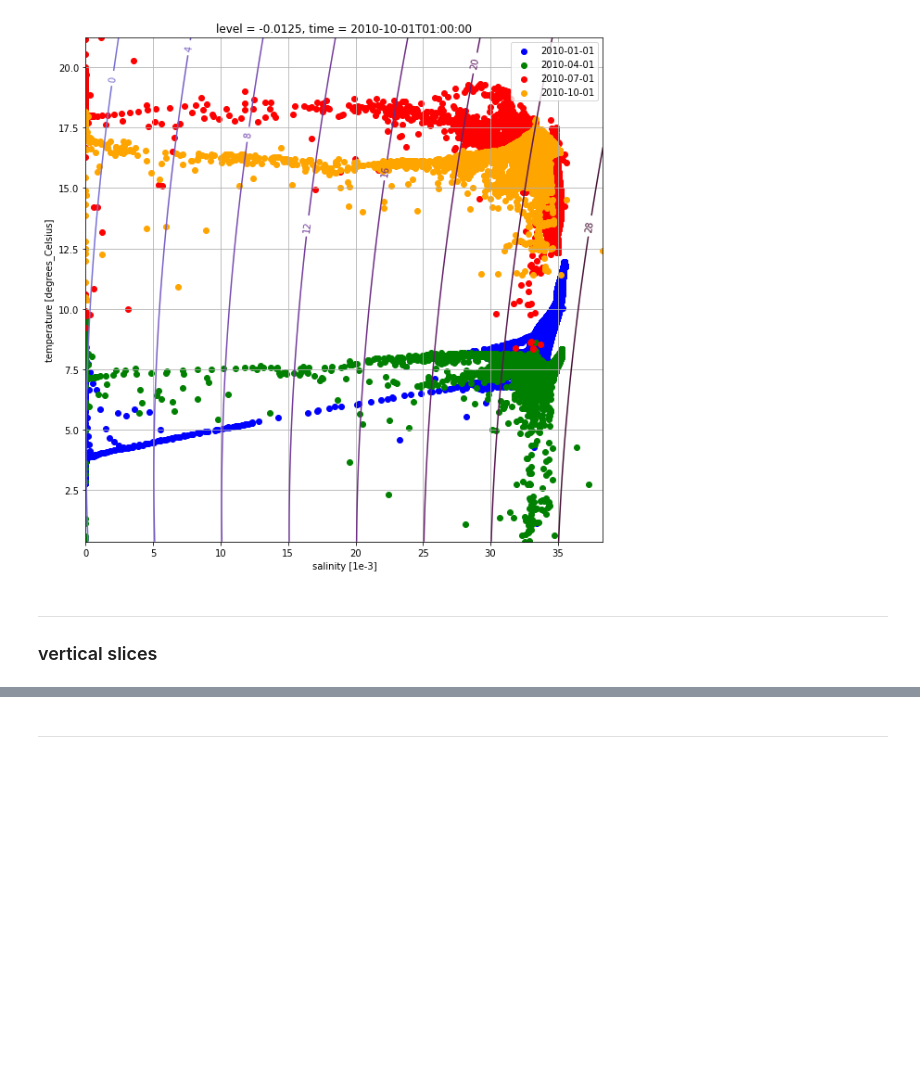
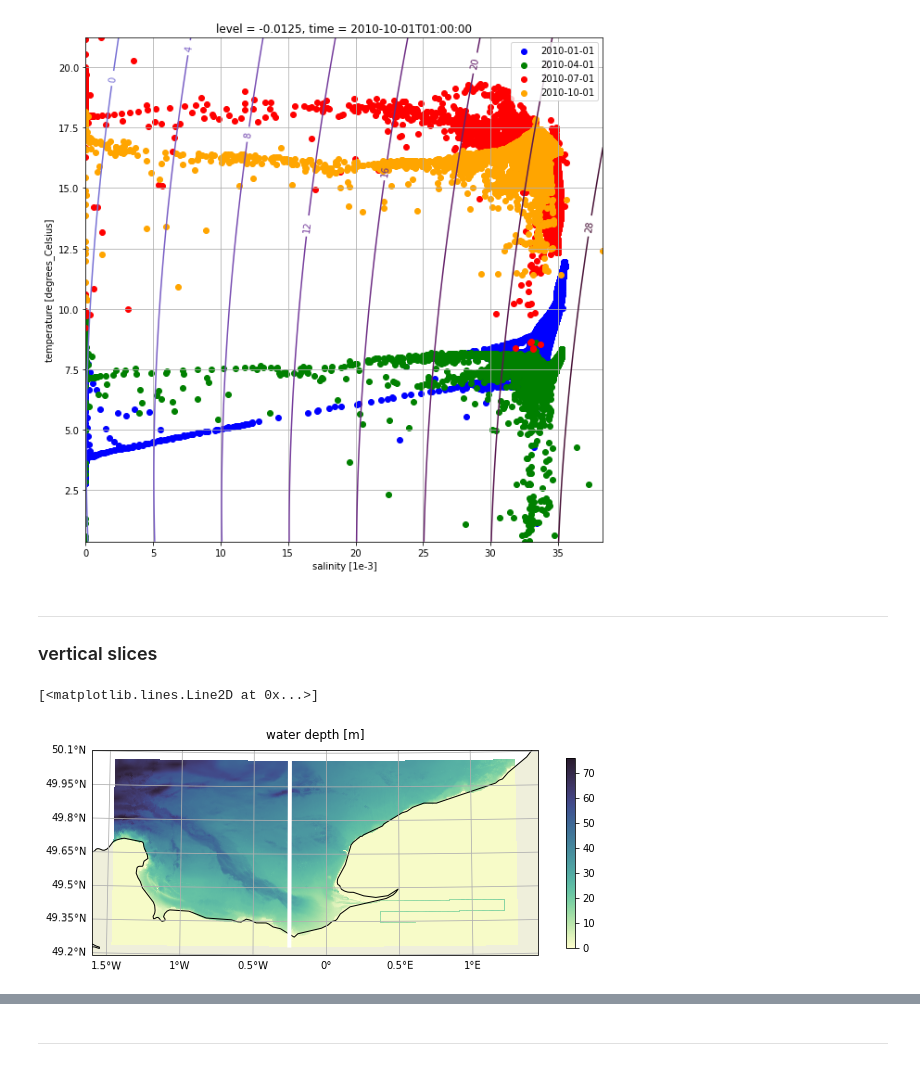
Before and after one commit to apatlpo/taos, a Jupyter notebook: mars/overview_hourly.ipynb, the cells around one changed output, grey strips where cells are left out. Drawn from its saved outputs; the diff is of its cells as text; code cells hidden in the pictures; blank space fills up the shorter version.

```diff
--- a/mars/overview_hourly.ipynb
+++ b/mars/overview_hourly.ipynb
@@ -137,0 +118,17 @@ ax.legend()
+# %%
+i = 180
+dsi = ds.isel(ni=i, ni_f=i, ni_u=i, ni_v=i)
+# %%
+fac = ms.plot_bs(-ds["z"].isel(time=0, level=0),
+           title="water depth [m]",
+           vmin=0,
+           cmap=ms.cm.deep,
+           zoom=0, figsize=0,
+          )
+
+fac["ax"].plot(dsi.longitude, dsi.latitude,
+               color="w", lw=4,
+               transform=ms.ccrs.PlateCarree())
+# %% [output]
+[<matplotlib.lines.Line2D at 0x...>]
+[figure, added]
```
Also changed, not shown: parts of 18 cells of this notebook, 1 other file.
